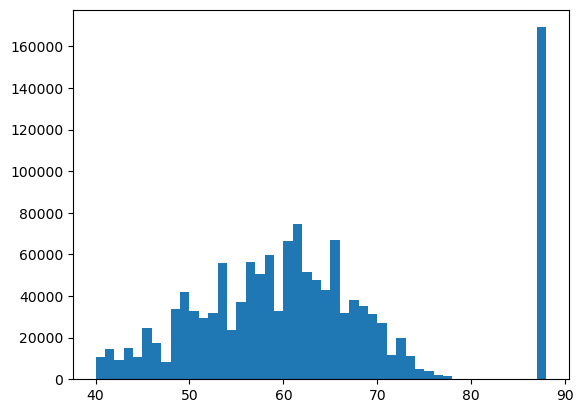
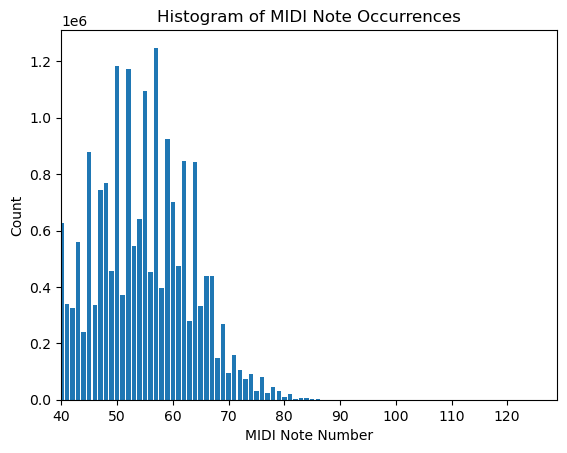
The change to this notebook cell's code, shown as a diff; its figure went from the first image to the second:
--- before
+++ after
@@ -2,37 +2,78 @@
 import os,glob
 import matplotlib.pyplot as plt
+import tensorflow as tf
+import random
+from common import OUTPUT_DIM_NOTES
 # input_data_dir = '/home/gerald/workspace/src/GuitarMidi-LV2/python/neuralnetmodelling/data_slices/input'
 # output_data_dir = '/home/gerald/workspace/src/GuitarMidi-LV2/python/neuralnetmodelling/data_slices/output'
 
-training_dir = '/home/gerald/workspace/src/GuitarMidi-LV2/python/neuralnetmodelling/data_slices/training'
+training_dir = '/home/gerald/workspace/src/GuitarMidi-LV2/python/neuralnetmodelling/data_slices'
 subset = '/home/gerald/workspace/src/GuitarMidi-LV2/python/neuralnetmodelling/data_slices/training_subset'
 
-input_filepaths = []#sorted(glob.glob(os.path.join(input_data_dir, '*.npy')))
-output_filepaths = sorted(glob.glob(os.path.join(training_dir, '**', 'output', '*.npy'), recursive=True))
+input_filepaths = sorted(glob.glob(os.path.join(training_dir, '**', 'input', 'data.tfrecord'), recursive=True))
+random.seed(42)
+random.shuffle(input_filepaths)
+input_filepaths=input_filepaths[:1000]
+feature_description = {
+    "input":  tf.io.FixedLenFeature([], tf.string),
+    "output": tf.io.FixedLenFeature([], tf.string),
+}
 
-for output_filepath in output_filepaths:
-    
-    parentdir=os.path.dirname(os.path.dirname(output_filepath))
-    filename=os.path.basename(output_filepath)
-   
-    inputfile=os.path.join(parentdir,'input',filename)
-    # print(inputfile)
-    input_filepaths.append(inputfile)
 
 print(f'Number of input files: {len(input_filepaths)}')
-print(f'Number of output files: {len(output_filepaths)}')
 
-def midi_hist(output_filepaths):
-    hist =[]# np.zeros((89,), dtype=int)
-    for output_filepath in output_filepaths:
-        output_data = np.load(output_filepath)
-        for frame in output_data:
-            for note in range(89):
-                if frame[note] == 1:
-                    hist.append(note)
-    plt.hist(hist,range(40,89))
+# Read the label data from the TFRecord files and create a histogram of MIDI note occurrences
+def parse_tfrecord(example_proto):
+    parsed = tf.io.parse_single_example(example_proto, feature_description)
+    audio = tf.io.decode_raw(parsed["input"], tf.float32)
+    label = tf.io.decode_raw(parsed["output"], tf.int8)
+    return audio, label
+
+def create_dataset(filepaths):
+    dataset = tf.data.TFRecordDataset(filepaths)
+    dataset = dataset.map(parse_tfrecord, num_parallel_calls=tf.data.AUTOTUNE)
+    return dataset
+
+def count_midi_notes(dataset):
+    hist = np.zeros((OUTPUT_DIM_NOTES,), dtype=int)
+    for audio, label in dataset:
+        output_data = label.numpy()  # Reshape to (num_frames, 89)
+        # print(output_data.shape)
+        for note in range(OUTPUT_DIM_NOTES):
+            if output_data[note] == 1:
+                hist[note] += 1
+            
+    return hist
+
+def plot_histogram(hist):
+    plt.bar(range(OUTPUT_DIM_NOTES), hist)
+    plt.xlabel('MIDI Note Number')
+    plt.ylabel('Count')
+    plt.title('Histogram of MIDI Note Occurrences')
+    plt.xlim(40, OUTPUT_DIM_NOTES)  # Limit x-axis to the range of interest
+    plt.show()
+
+dataset = create_dataset(input_filepaths)
+midi_histogram = count_midi_notes(dataset)
+plot_histogram(midi_histogram)
+# print no of silence frames
+print("Number of silence frames (no notes on):", midi_histogram[OUTPUT_DIM_NOTES-1])
+# def midi_hist(input_filepaths):
+#     hist =[]# np.zeros((89,), dtype=int)
+#     for output_filepath in input_filepaths:
+#         ds=tf.data.TFRecordDataset(output_filepath)
+#         parsed = tf.io.parse_single_example(ds, feature_description)
+#         audio = tf.io.decode_raw(parsed["input"], tf.float32)
+#         label = tf.io.decode_raw(parsed["output"], tf.int8)
+    
+#         output_data = label.numpy().reshape(-1, 89)  # Reshape to (num_frames, 89)
+#         for frame in output_data:
+#             for note in range(89):
+#                 if frame[note] == 1:
+#                     hist.append(note)
+#     plt.hist(hist,range(40,89))
   
 
-midi_hist(output_filepaths)
+# midi_hist(input_filepaths)
 
 

Commit: update histgram building